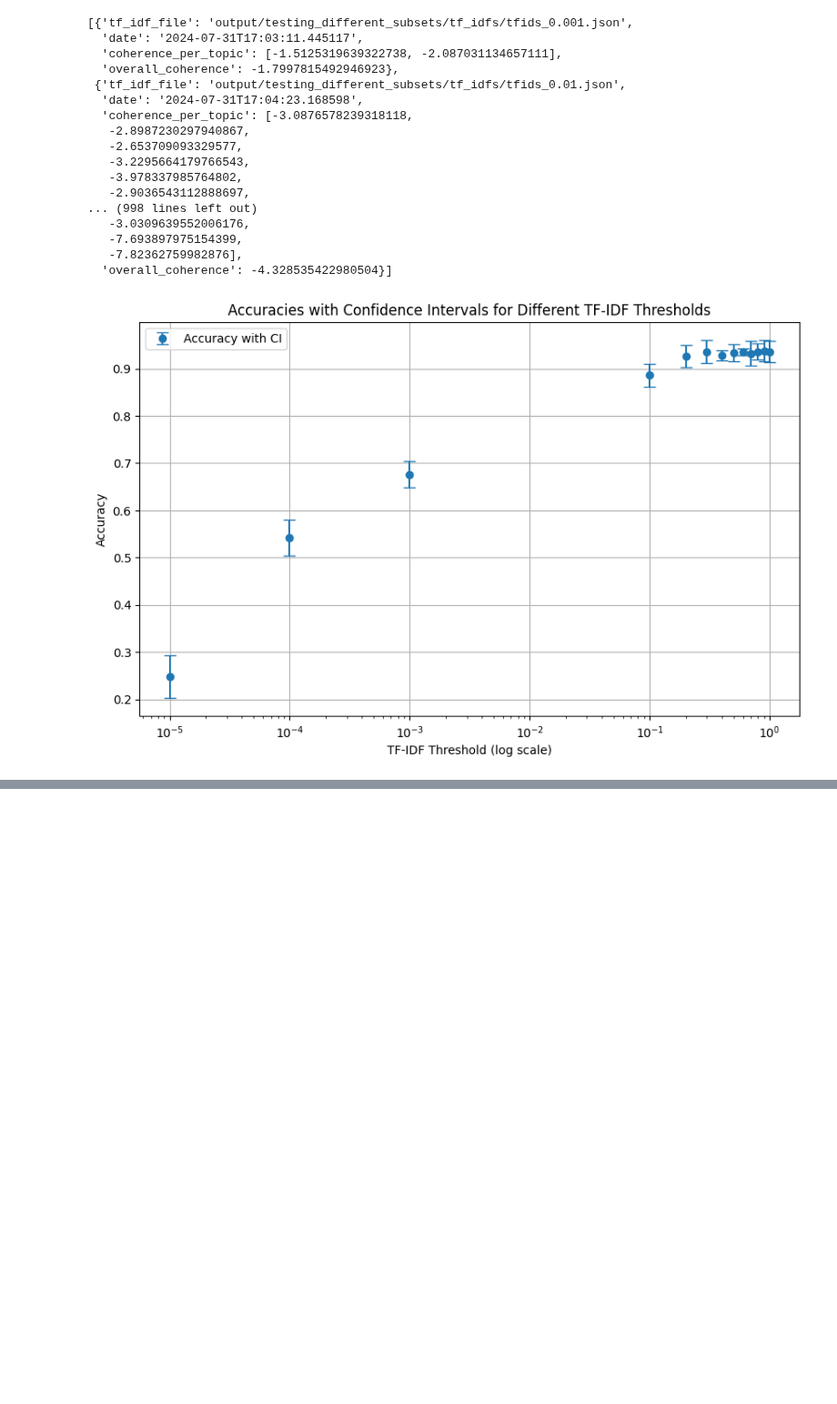
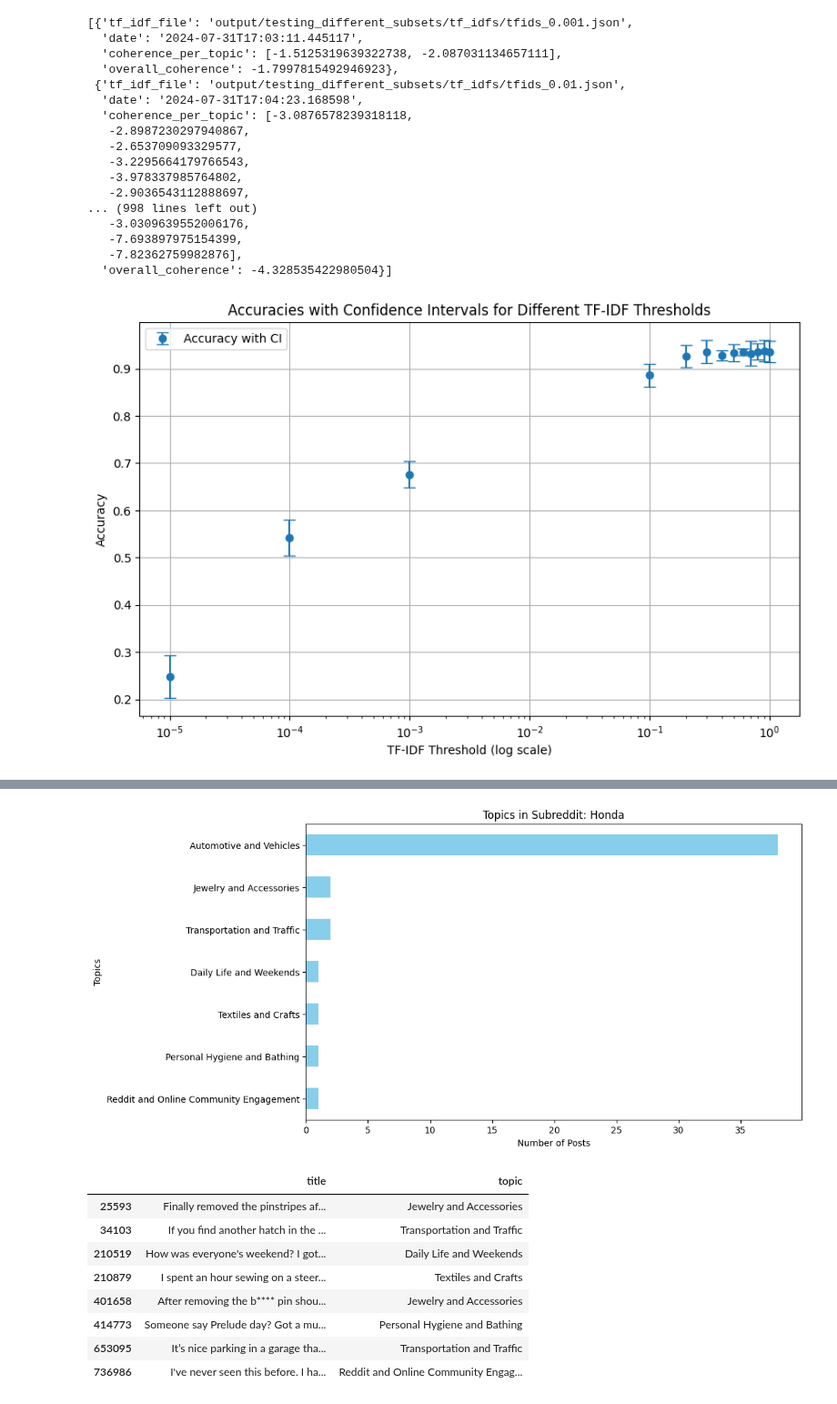
Before and after one commit to stefanoviel/RedditPolarization, a Jupyter notebook: notebooks/result_analysis.ipynb, the cells around one changed output, grey strips where cells are left out. Shown at 91% size. Saved outputs shown, nothing was run; the diff lists cells and outputs as text; code cells hidden in the pictures; blank space fills up the shorter version.

```diff
--- a/notebooks/result_analysis.ipynb
+++ b/notebooks/result_analysis.ipynb
@@ -472,0 +573,24 @@ df
+# %%
+
+plot_topic_in_subreddit(df, 'Honda')
+
+# Filtering the DataFrame based on the given conditions
+filtered_df = df[(df['subreddit'] == 'Honda') & (df['topic'] != 'Automotive and Vehicles')]
+
+# Ensuring that the entire title is printed
+pd.set_option('display.max_colwidth', None)
+
+# Selecting and displaying the required columns
+filtered_df_result = filtered_df[['title', 'topic']]
+filtered_df_result
+# %% [output]
+[figure, added]
+|  | title | topic |
+| 25593 | Finally removed the pinstripes af... | Jewelry and Accessories |
+| 34103 | If you find another hatch in the ... | Transportation and Traffic |
+| 210519 | How was everyone's weekend? I got... | Daily Life and Weekends |
+| 210879 | I spent an hour sewing on a steer... | Textiles and Crafts |
+| 401658 | After removing the b**** pin shou... | Jewelry and Accessories |
+| 414773 | Someone say Prelude day? Got a mu... | Personal Hygiene and Bathing |
+| 653095 | It’s nice parking in a garage tha... | Transportation and Traffic |
+| 736986 | I've never seen this before. I ha... | Reddit and Online Community Engag... |
```
Also changed, not shown: parts of 18 cells of this notebook, 6 other files.
